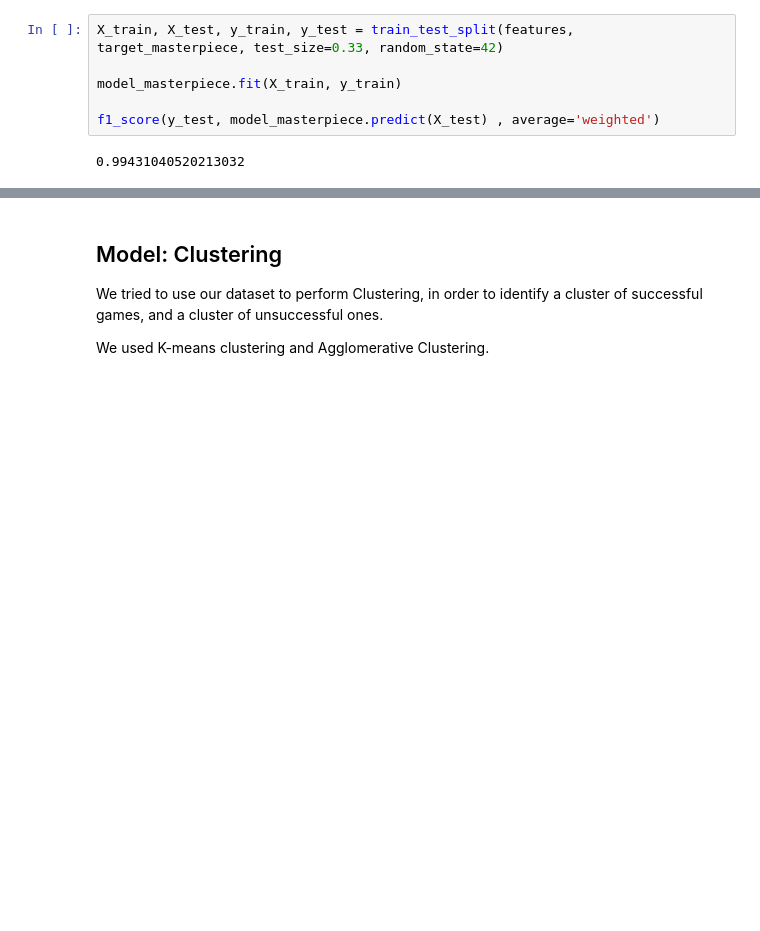
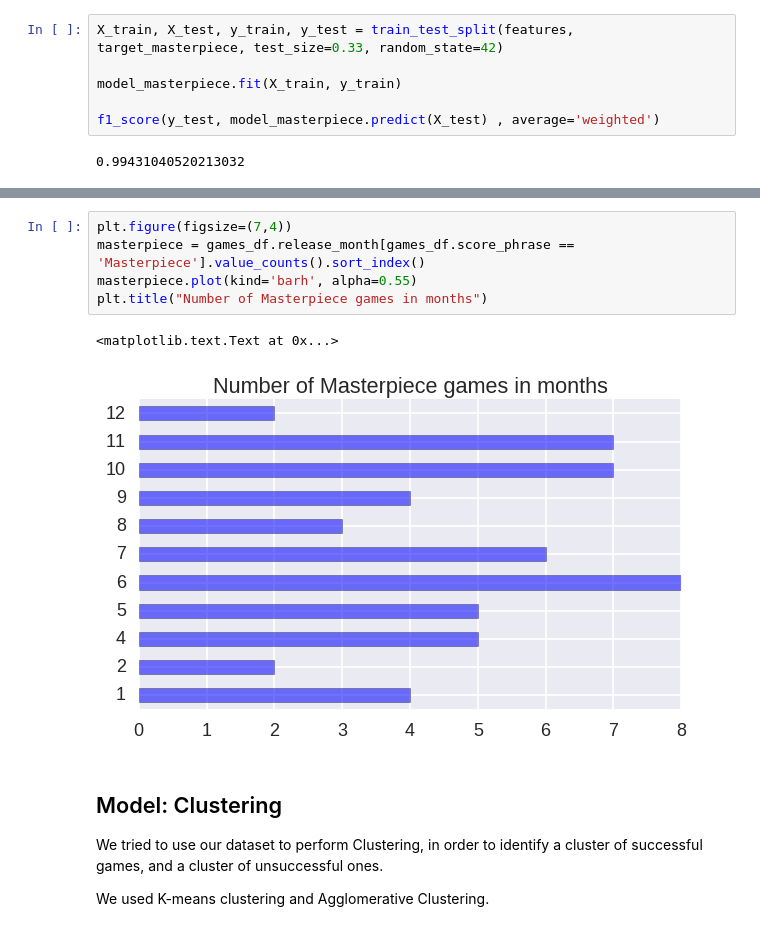
Before and after one commit to albaltas/COMPGC027-MSING055_Team14_Project, a Jupyter notebook: Milestone 2.ipynb, the cells around one changed output, grey strips where cells are left out. Cells and saved outputs as stored; diff of their text form; blank space fills up the shorter version.

```diff
--- a/Milestone 2.ipynb
+++ b/Milestone 2.ipynb
@@ -810,3 +820,11 @@ f1_score(y_test, model_masterpiece.predict(X_test) , average='weighted')
+# %%
+plt.figure(figsize=(7,4))
+masterpiece = games_df.release_month[games_df.score_phrase == 'Masterpiece'].value_counts().sort_index()
+masterpiece.plot(kind='barh', alpha=0.55)
+plt.title("Number of Masterpiece games in months")
+# %% [output]
+<matplotlib.text.Text at 0x...>
+[figure, added]
 # %% [markdown]
 ## Model: Clustering
 
```
Also changed, not shown: parts of 2 cells of this notebook.
